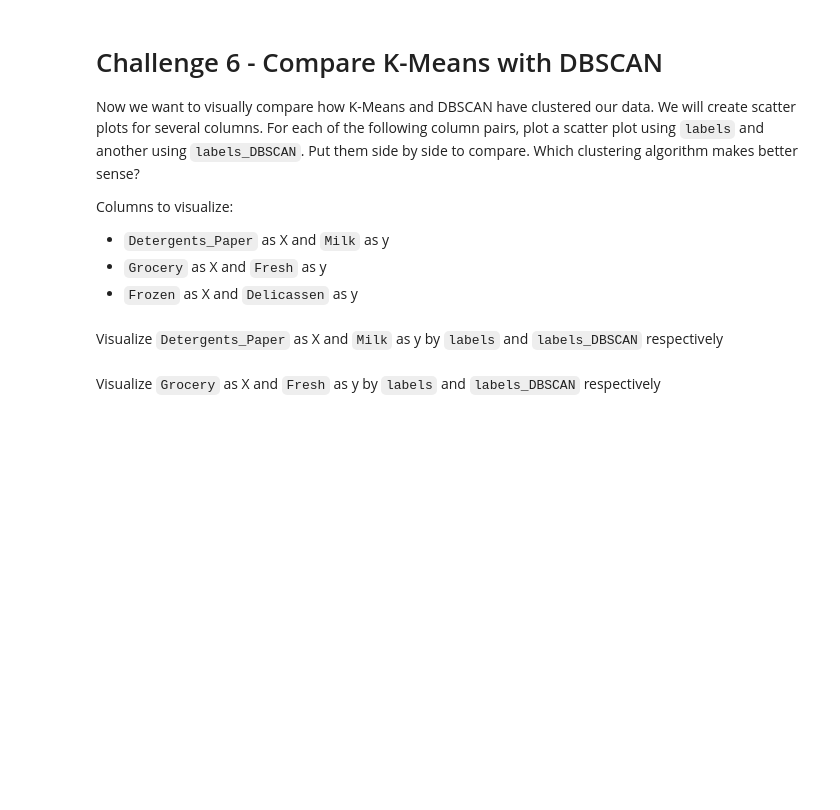
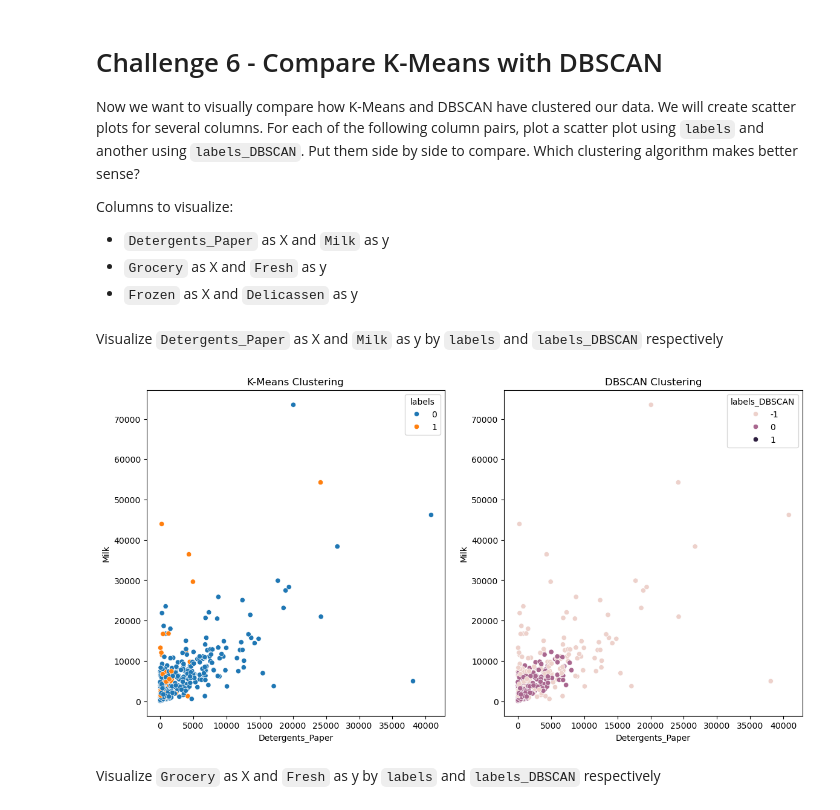
Before and after one commit to Dieguitorrr/lab-unsupervised-learning-en, a Jupyter notebook: your-code/main.ipynb, the cells around one changed output. Drawn from its saved outputs; the diff is of its cells as text; code cells hidden in the pictures; blank space fills up the shorter version.

```diff
--- a/your-code/main.ipynb
+++ b/your-code/main.ipynb
@@ -255,17 +246,16 @@ Now let's cluster the data with K-Means first. Initiate the K-Means model, then
 # %%
 from sklearn.cluster import KMeans
 
-from sklearn.cluster import KMeans
-
+# Initialize the KMeans model
 kmeans = KMeans(n_clusters=2, random_state=42)
 
-kmeans.fit(scaled_features_df)
+# Fit the KMeans model
+kmeans.fit(customers_scale)
 
-#cluster labels
-cluster_labels = kmeans.labels_
+# Cluster labels
+wholesale_customers['labels'] = kmeans.labels_
 
-# Assign cluster labels to a new column
-wholesale_customers['labels'] = cluster_labels
-
-wholesale_customers
+# Count the labels
+labels_count = wholesale_customers['labels'].value_counts()
+print(labels_count)
 # %% [output]
@@ -307,0 +290,12 @@ from sklearn.cluster import DBSCAN
+# %%
+from sklearn.cluster import DBSCAN
+
+dbscan = DBSCAN(eps=0.5)
+dbscan.fit(customers_scale)
+
+# Assign labels back to the dataset
+wholesale_customers['labels_DBSCAN'] = dbscan.labels_
+
+# Count the labels
+labels_dbscan_count = wholesale_customers['labels_DBSCAN'].value_counts()
+print(labels_dbscan_count)
@@ -333,2 +341,19 @@ def plot(x,y,hue):
+# %%
+# Example for Detergents_Paper vs Milk
+plt.figure(figsize=(14, 7))
+
+# K-Means
+plt.subplot(1, 2, 1)
+sns.scatterplot(x='Detergents_Paper', y='Milk', hue='labels', data=wholesale_customers)
+plt.title('K-Means Clustering')
+
+# DBSCAN
+plt.subplot(1, 2, 2)
+sns.scatterplot(x='Detergents_Paper', y='Milk', hue='labels_DBSCAN', data=wholesale_customers)
+plt.title('DBSCAN Clustering')
+
+plt.show()
+# %% [output]
+[figure, added]
 # %% [markdown]
 Visualize `Grocery` as X and `Fresh` as y by `labels` and `labels_DBSCAN` respectively
```
Also changed, not shown: parts of 23 cells of this notebook.
